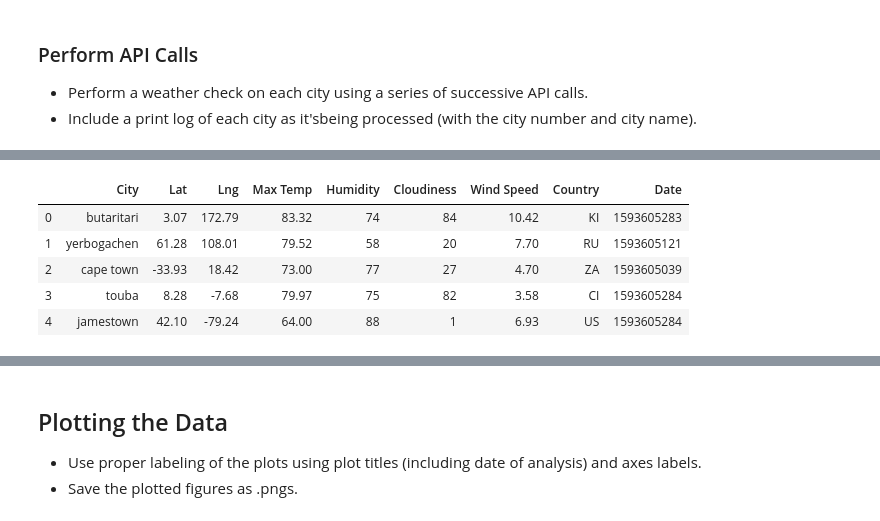
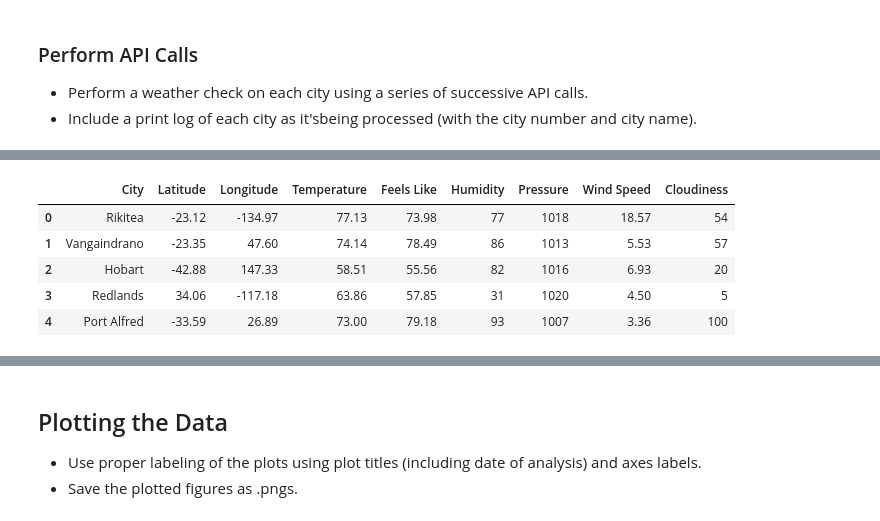
Before and after one commit to RyanPerm/SMU_Homework, a Jupyter notebook: 06-Python_APIs_Challenge/My_HW_Code/WeatherPy.ipynb, the cells around one changed output, grey strips where cells are left out. Cells and saved outputs as stored; diff of their text form; code cells hidden in the pictures.

```diff
--- a/06-Python_APIs_Challenge/My_HW_Code/WeatherPy.ipynb
+++ b/06-Python_APIs_Challenge/My_HW_Code/WeatherPy.ipynb
@@ -71,8 +71,8 @@ cities_found = []
 for x in range(len(cities)):
     city = cities[x]
 
-    units = "imperial"
-    url = f"http://api.openweathermap.org/data/2.5/weather?q={city}&{units}&appid={weather_api_key}"
+    units = "Imperial"
+    url = "http://api.openweathermap.org/data/2.5/weather?units=Imperial&APPID=" + weather_api_key + "&q=" + city
 
     response = requests.get(url)
 
@@ -126,5 +126,6 @@ df["Pressure"] = pressures
 df["Wind Speed"] = speeds
 df["Cloudiness"] = cloudiness
 
+# Display the DataFrame
 df.head(10)
 # %% [output]
@@ -182,10 +165,11 @@ Int64Index([], dtype='int64')
 # %%
 # Make a new DataFrame equal to the city data to drop all humidity outliers by index.
 # Passing "inplace=False" will make a copy of the city_data DataFrame, which we call "clean_city_data".
+df.head()
 # %% [output]
-|  | City | Lat | Lng | Max Temp | Humidity | Cloudiness | Wind Speed | Country | Date |
-| 0 | butaritari | 3.07 | 172.79 | 83.32 | 74 | 84 | 10.42 | KI | 1593605283 |
-| 1 | yerbogachen | 61.28 | 108.01 | 79.52 | 58 | 20 | 7.70 | RU | 1593605121 |
-| 2 | cape town | -33.93 | 18.42 | 73.00 | 77 | 27 | 4.70 | ZA | 1593605039 |
-| 3 | touba | 8.28 | -7.68 | 79.97 | 75 | 82 | 3.58 | CI | 1593605284 |
-| 4 | jamestown | 42.10 | -79.24 | 64.00 | 88 | 1 | 6.93 | US | 1593605284 |
+|  | City | Latitude | Longitude | Temperature | Feels Like | Humidity | Pressure | Wind Speed | Cloudiness |
+| 0 | Rikitea | -23.12 | -134.97 | 77.13 | 73.98 | 77 | 1018 | 18.57 | 54 |
+| 1 | Vangaindrano | -23.35 | 47.60 | 74.14 | 78.49 | 86 | 1013 | 5.53 | 57 |
+| 2 | Hobart | -42.88 | 147.33 | 58.51 | 55.56 | 82 | 1016 | 6.93 | 20 |
+| 3 | Redlands | 34.06 | -117.18 | 63.86 | 57.85 | 31 | 1020 | 4.50 | 5 |
+| 4 | Port Alfred | -33.59 | 26.89 | 73.00 | 79.18 | 93 | 1007 | 3.36 | 100 |
```
Also changed, not shown: parts of 31 cells of this notebook, 5 other files.
